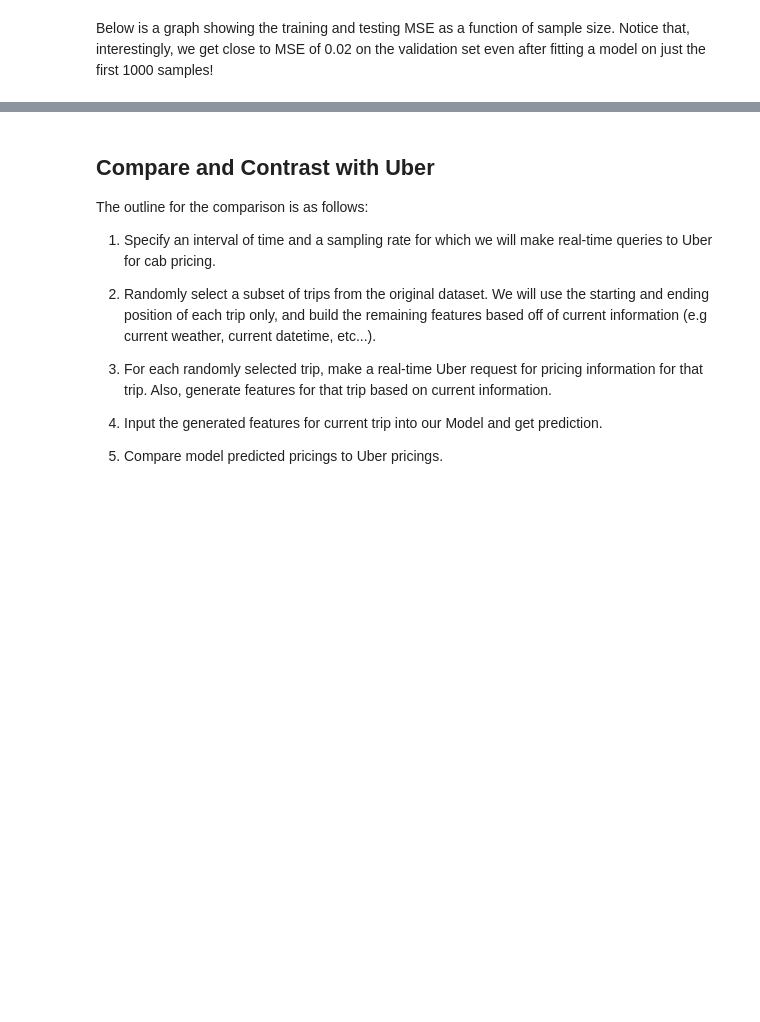
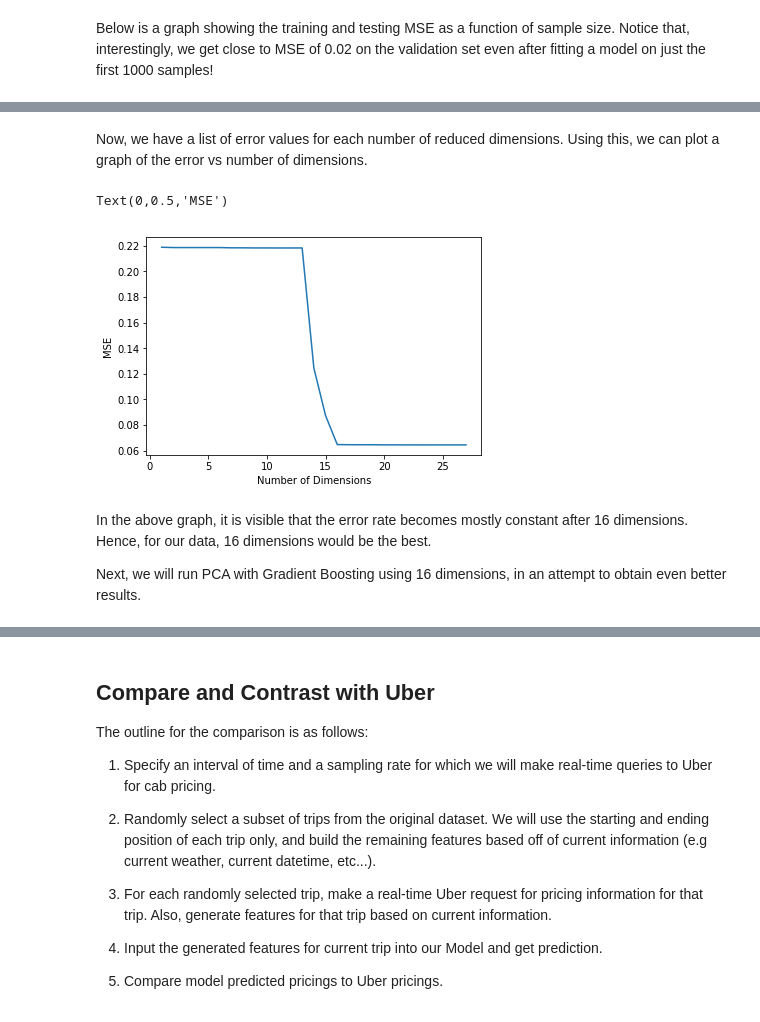
Before and after one commit to ComputAni/PDS-Price-Predictor, a Jupyter notebook: Final_Project_PDS.ipynb, the cells around one changed output, grey strips where cells are left out. Saved outputs shown, nothing was run; the diff lists cells and outputs as text; code cells hidden in the pictures; blank space fills up the shorter version.

```diff
--- a/Final_Project_PDS.ipynb
+++ b/Final_Project_PDS.ipynb
@@ -502,9 +492,9 @@ def train_linear_regression(X_train, y_train, X_test, y_test):
     model = linear_model.LinearRegression(fit_intercept=True, normalize=False)
     model.fit(X_train, y_train)
     y_pred = model.predict(X_test)
-    print("Mean squared error: %.5f"
-          % mean_squared_error(y_test, y_pred))
-    return (model, y_pred)
+    error = mean_squared_error(y_test, y_pred)
+    print("Mean squared error: %.5f" % error)
+    return (model, y_pred, error)
 
-(model, y_pred) = train_linear_regression(X_train, y_train, X_cv, y_cv)
+(model, y_pred, error) = train_linear_regression(X_train, y_train, X_cv, y_cv)
 # %% [output]
@@ -551,7 +541,7 @@ Let's run our linear model on the filtered dataset.
 # %%
 (X,y) = create_features(cab_data, feature_names)
 (X_train, y_train, X_cv, y_cv, X_test, y_test) = create_train_test_split(X,y)
-(model, y_pred) = train_linear_regression(X_train, y_train, X_cv, y_cv)
+(model, y_pred, error) = train_linear_regression(X_train, y_train, X_cv, y_cv)
 # %% [output]
 Mean squared error: 0.06454
 # %% [markdown]
@@ -630,0 +632,24 @@ plt.legend(["Training", "Validation"])
+# %%
+def applyPCAWithLR(X_train, y_train, X_test, y_test):
+    numCols = X_train.shape[1]
+    errors = []
+    print(numCols)
+    for i in range(numCols):
+        print(i+1)
+        # Initialize the PCA class and pass in the number of dimensions to which you want to reduce your data to.
+        pca = PCA(n_components = i+1)
+
+        # Fit the training data to the PCA model.
+        pca.fit(X_train)
+
+        # Reduce the dimensionality of the training set.
+        newX_train = pca.transform(X_train)
+
+        # Reduce the dimensionality of the testing set.
+        newX_test = pca.transform(X_test)
+
+        (model, y_pred, error) = train_linear_regression(newX_train, y_train, newX_test, y_test)
+        errors.append(error)
+    return errors
+
+cvError = applyPCAWithLR(X_train, y_train, X_cv, y_cv)
@@ -630,0 +674,14 @@ plt.legend(["Training", "Validation"])
+# %% [markdown]
+Now, we have a list of error values for each number of reduced dimensions. Using this, we can plot a graph of the error vs number of dimensions.
+# %%
+xAxisPlot = list(range(1, X_train.shape[1]+1))
+plt.plot(xAxisPlot, cvError)
+plt.xlabel('Number of Dimensions')
+plt.ylabel('MSE')
+# %% [output]
+Text(0,0.5,'MSE')
+[figure, added]
+# %% [markdown]
+In the above graph, it is visible that the error rate becomes mostly constant after 16 dimensions. Hence, for our data, 16 dimensions would be the best.
+
+Next, we will run PCA with Gradient Boosting using 16 dimensions, in an attempt to obtain even better results.
```
Also changed, not shown: parts of 17 cells of this notebook.
